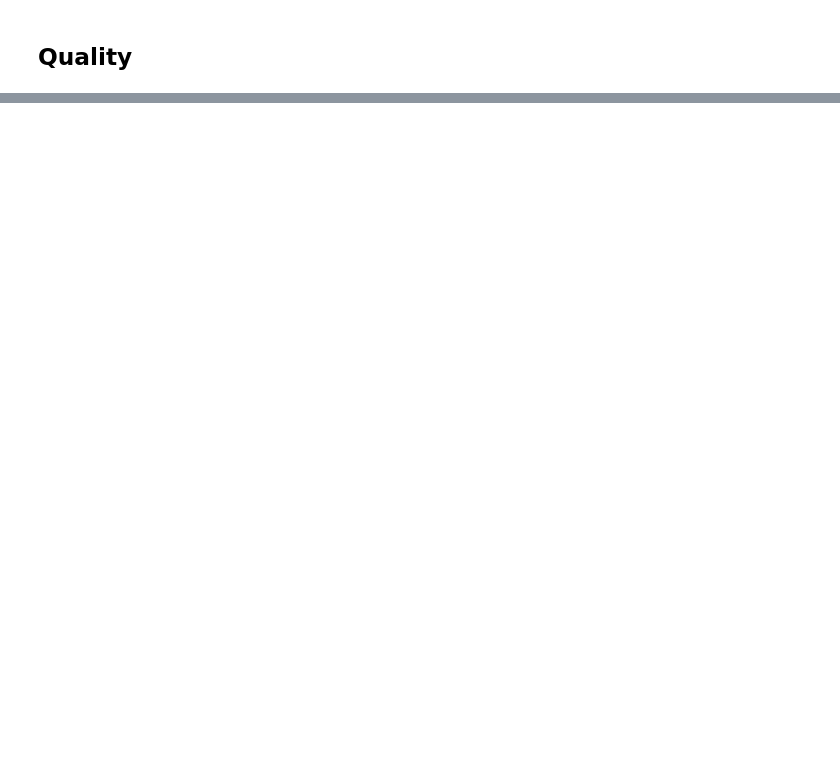
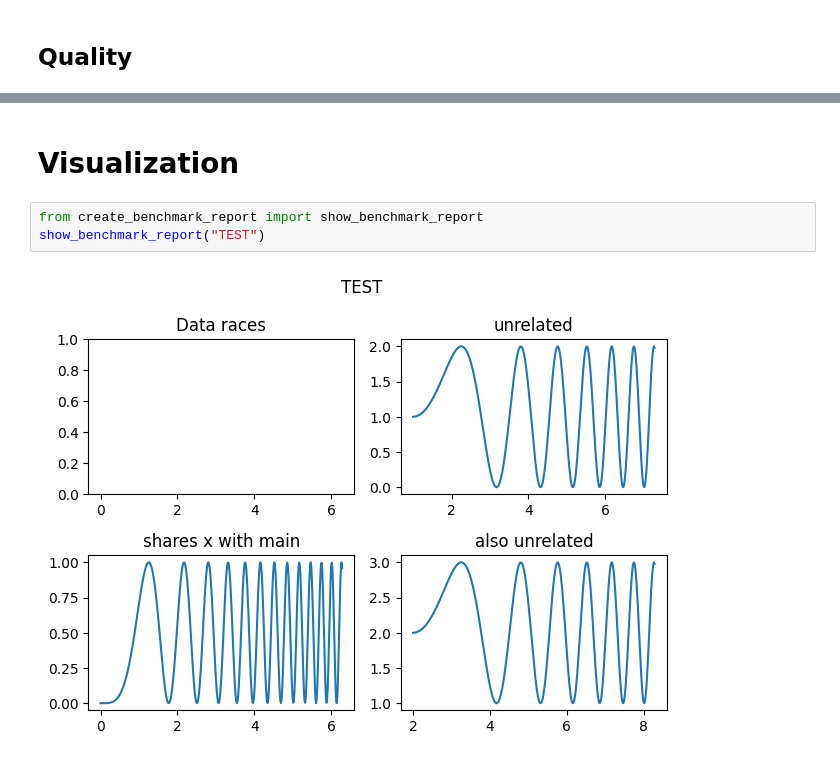
Before and after one commit to lukasrothenberger/measurement_harness, a Jupyter notebook: evaluation/dashboard.ipynb, the cells around one changed output, grey strips where cells are left out. Cells and saved outputs as stored; diff of their text form; blank space fills up the shorter version.

```diff
--- a/evaluation/dashboard.ipynb
+++ b/evaluation/dashboard.ipynb
@@ -35,0 +49,7 @@ collect_so_data()
+# %% [markdown]
+# Visualization
+# %%
+from create_benchmark_report import show_benchmark_report
+show_benchmark_report("TEST")
+# %% [output]
+[figure, added]
```
Also changed, not shown: parts of 11 cells of this notebook, 7 other files.
